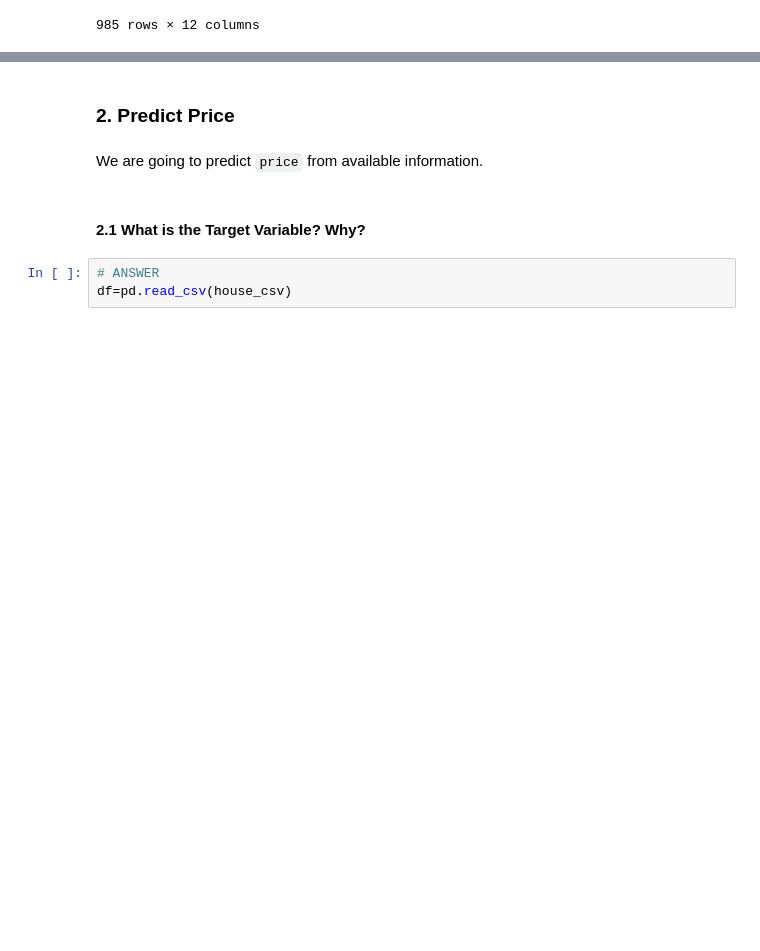
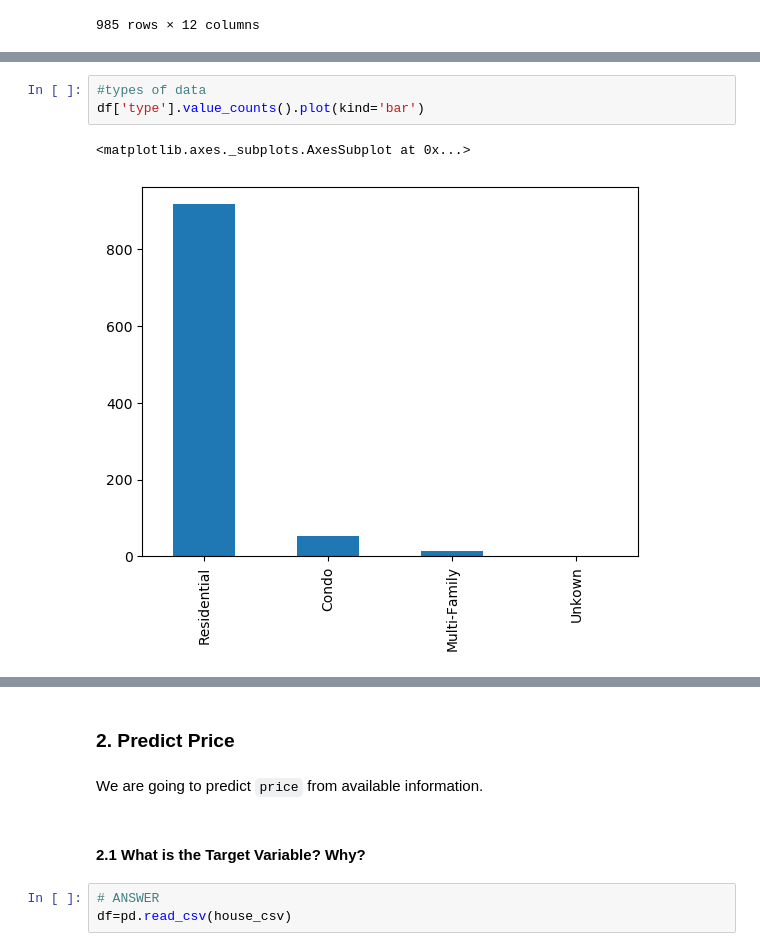
Before and after one commit to Brittles88/IOD, a Jupyter notebook: Module 4/LAB 4/IOD_Lab 4.1.1.ipynb, the cells around one changed output, grey strips where cells are left out. Cells and saved outputs as stored; diff of their text form; blank space fills up the shorter version.

```diff
--- a/Module 4/LAB 4/IOD_Lab 4.1.1.ipynb
+++ b/Module 4/LAB 4/IOD_Lab 4.1.1.ipynb
@@ -43,0 +144,6 @@ df
+# %%
+#types of data
+df['type'].value_counts().plot(kind='bar')
+# %% [output]
+<matplotlib.axes._subplots.AxesSubplot at 0x...>
+[figure, added]
```
Also changed, not shown: parts of 67 cells of this notebook, 3 other files.
